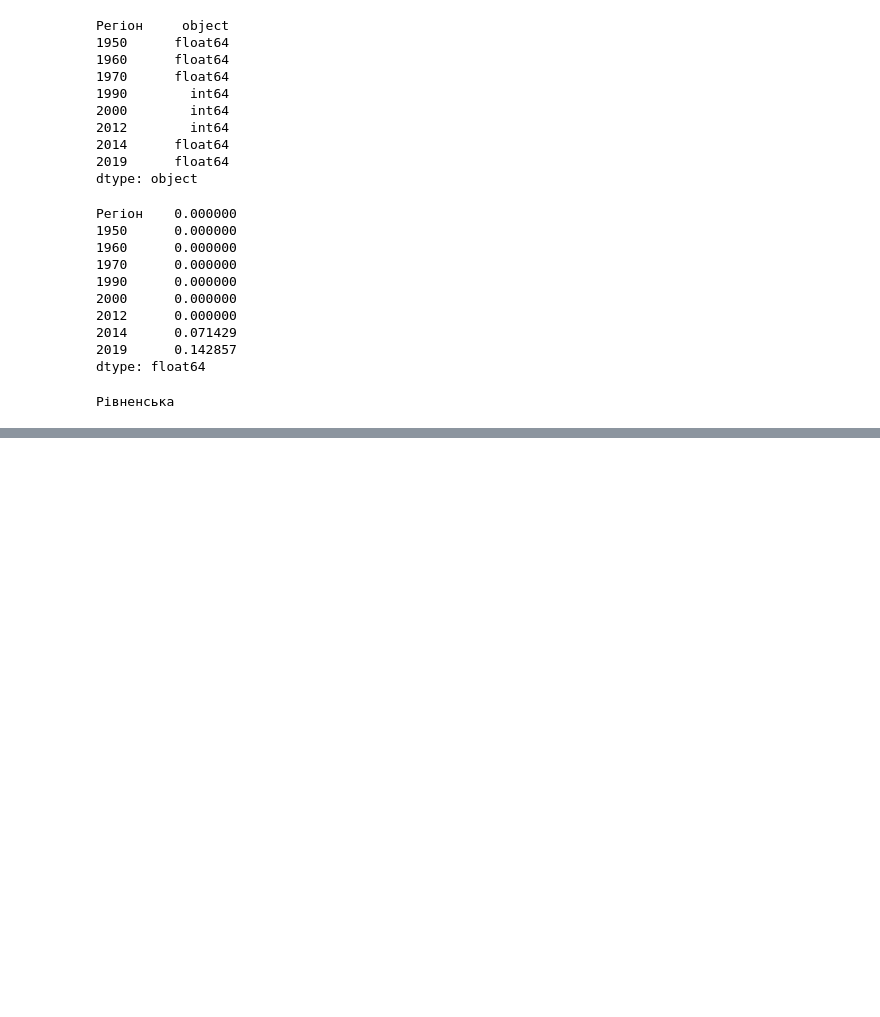
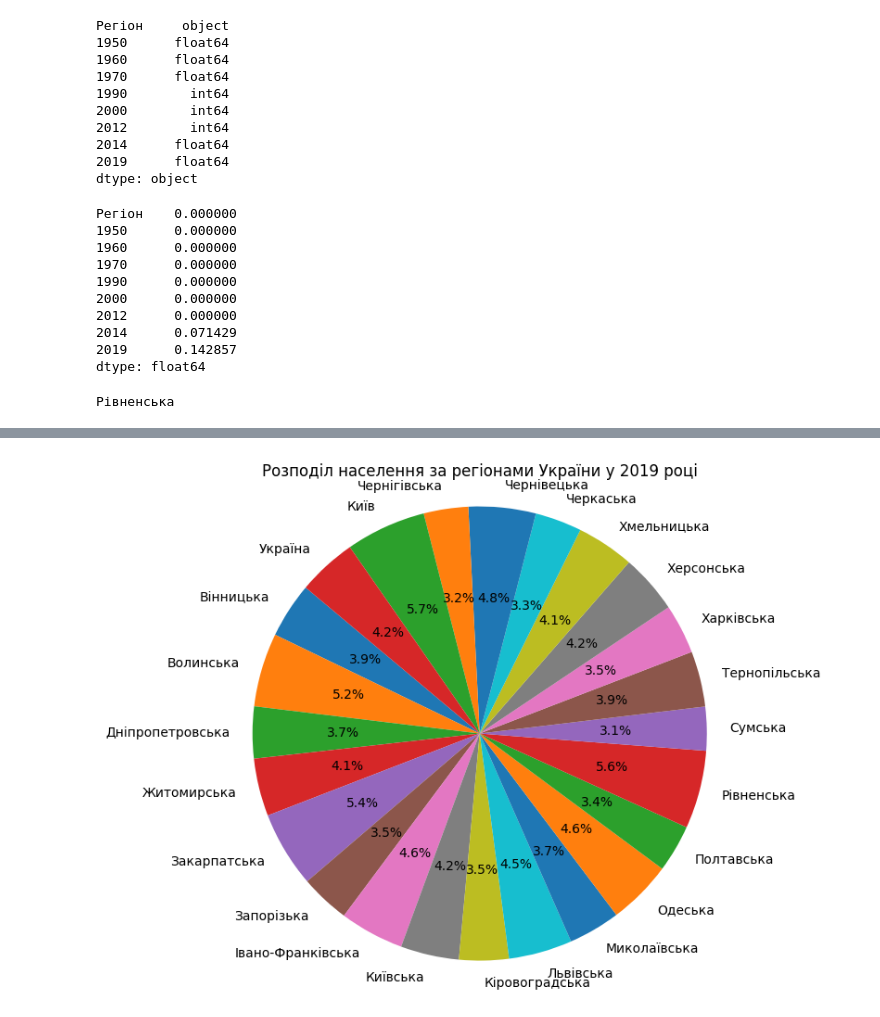
Before and after one commit to ViacheslavKosh/goit-ds-hw-05, a Jupyter notebook: Hw2.1.ipynb, the cells around one changed output, grey strips where cells are left out. Cells and saved outputs as stored; diff of their text form; code cells hidden in the pictures; blank space fills up the shorter version.

```diff
--- a/Hw2.1.ipynb
+++ b/Hw2.1.ipynb
@@ -140,0 +121,16 @@ plt.show()
+# %%
+db.replace('—', np.nan, inplace=True)
+
+# Перетворимо дані на числовий формат
+db['2019'] = pd.to_numeric(db['2019'], errors='coerce')
+
+# Видалимо рядки з відсутніми значеннями в колонці 2019
+db_clean = db.dropna(subset=['2019'])
+
+plt.figure(figsize=(10, 7))
+plt.pie(db_clean['2019'], labels=db_clean['Регіон'], autopct='%1.1f%%', startangle=140)
+plt.title('Розподіл населення за регіонами України у 2019 році')
+plt.axis('equal')
+plt.show()
+# %% [output]
+[figure, added]
```
Also changed, not shown: parts of 2 cells of this notebook, 1 other file.
